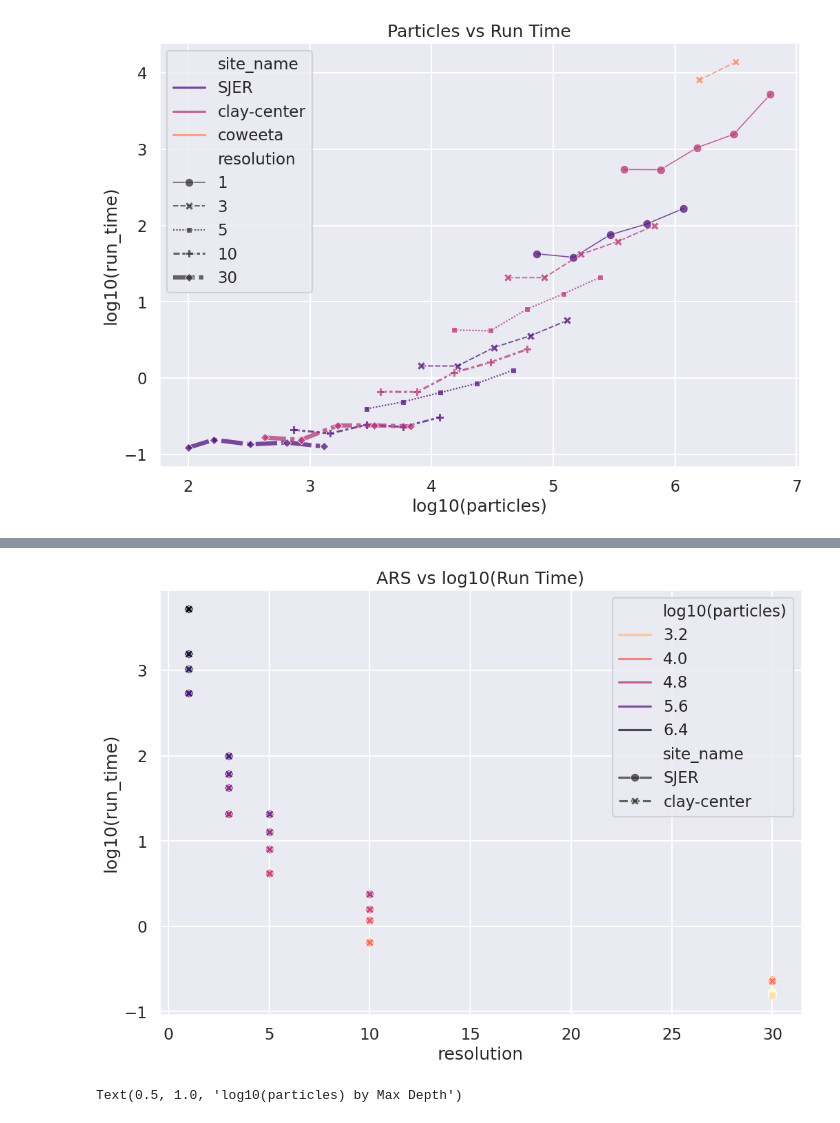
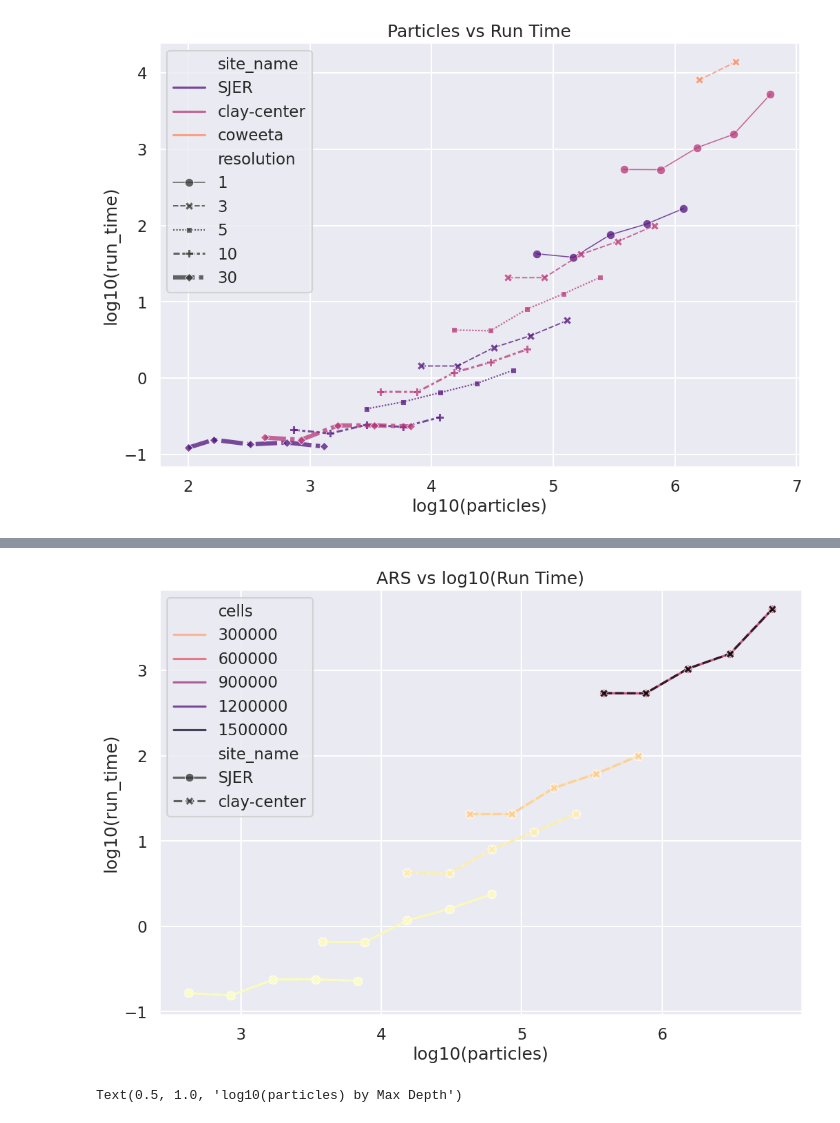
Before and after one commit to ncsu-geoforall-lab/NRCS_SIMWE, a Jupyter notebook: notebooks/agu2024_combined.ipynb, the cells around one changed output, grey strips where cells are left out. Cells and saved outputs as stored; diff of their text form; code cells hidden in the pictures.

```diff
--- a/notebooks/agu2024_combined.ipynb
+++ b/notebooks/agu2024_combined.ipynb
@@ -337,24 +337,24 @@ Text(0.5, 1.0, 'Particles vs Resolution')
 # %%
 sns.set_theme(style="darkgrid")
 sns.set_context("talk")
 sns.color_palette("crest", as_cmap=True)
 fig, ax = plt.subplots(figsize=(12, 8))
 sns.lineplot(
     data=grouped_results_df.query("stat_type == 'average'"),
-    x="resolution",
+    x="log10(particles)",
     y="log10(run_time)",
-    hue="log10(particles)",
+    hue="cells",
     style="site_name",
     # size="scalar",
     palette="magma_r",
     markers=True,
     alpha=0.75,
     errorbar=('ci', 95),
 )
 plt.title("ARS vs log10(Run Time)")
 plt.savefig(f"../output/agu2024_ars_run_time.png")
 # %% [output]
-[figure, old version]
+[figure, new version]
 # %%
 sns.set_theme(style="darkgrid")
 sns.set_context("talk")
```
Also changed, not shown: parts of 1 cell of this notebook, 57 other files.
